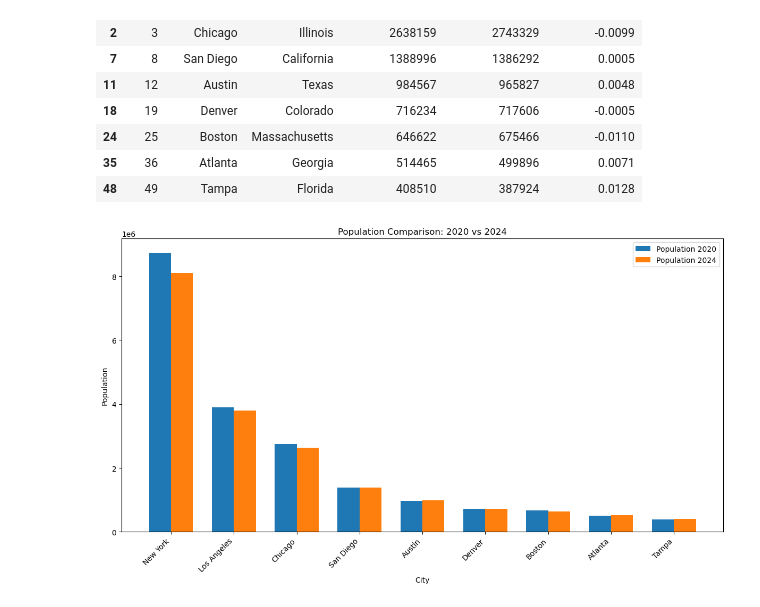
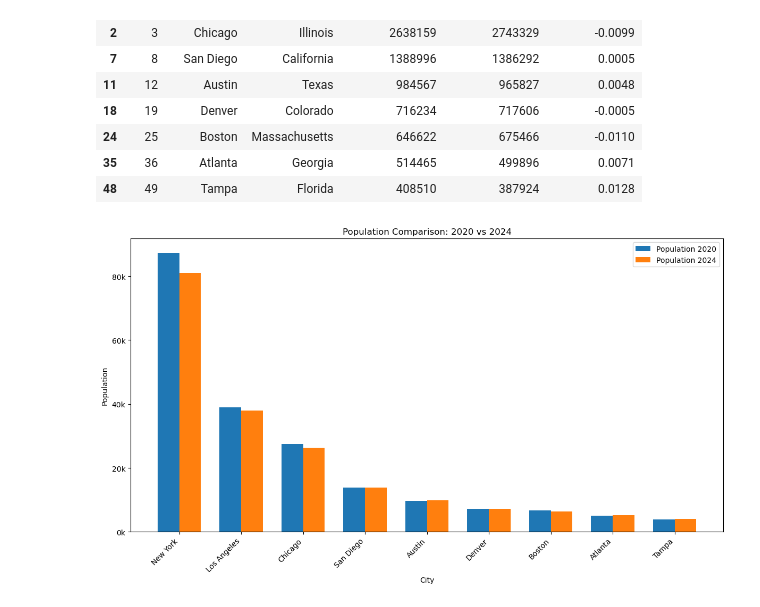
Before and after one commit to benschatz97/group_project_1, a Jupyter notebook: Vraj_files/Resources/project1.ipynb, the cells around one changed output. Saved outputs shown, nothing was run; the diff lists cells and outputs as text; code cells hidden in the pictures.

```diff
--- a/Vraj_files/Resources/project1.ipynb
+++ b/Vraj_files/Resources/project1.ipynb
@@ -8,2 +9,2 @@ import numpy as np
 # %%
-df = pd.read_csv('/Users/vrajpatel/Desktop/Project 1/Resources/Population of all US Cities 2024.csv')
+df = pd.read_csv('./Population of all US Cities 2024.csv')
@@ -44,29 +70,34 @@ filtered_df_cleaned
 # %%
 cities = filtered_df_cleaned['US City']
 
-# Define the bar width and positions for the bars
+def thousands(x, pos):
+    return f'{int(x / 100000)}k'
+
 bar_width = 0.35
 index = np.arange(len(cities))
 
 # Create the plot
 fig, ax = plt.subplots(figsize=(12, 7))
 
 # Plot the bars for Population 2020 and Population 2024
 bars1 = ax.bar(index, filtered_df_cleaned['Population 2020'], bar_width, label='Population 2020')
 bars2 = ax.bar(index + bar_width, filtered_df_cleaned['Population 2024'], bar_width, label='Population 2024')
 
 # Add labels, title, and ticks
 ax.set_xlabel('City')
 ax.set_ylabel('Population')
 ax.set_title('Population Comparison: 2020 vs 2024')
 ax.set_xticks(index + bar_width / 2)
 ax.set_xticklabels(cities, rotation=45, ha='right')
 
+# Format the y-axis to show values in thousands
+ax.yaxis.set_major_formatter(FuncFormatter(thousands))
+
 # Add legend
 ax.legend()
 
 # Display the plot
 plt.tight_layout()
 plt.show()
 # %% [output]
-[figure, old version]
+[figure, new version]
```
Also changed, not shown: parts of 4 cells of this notebook, 1 other file.
